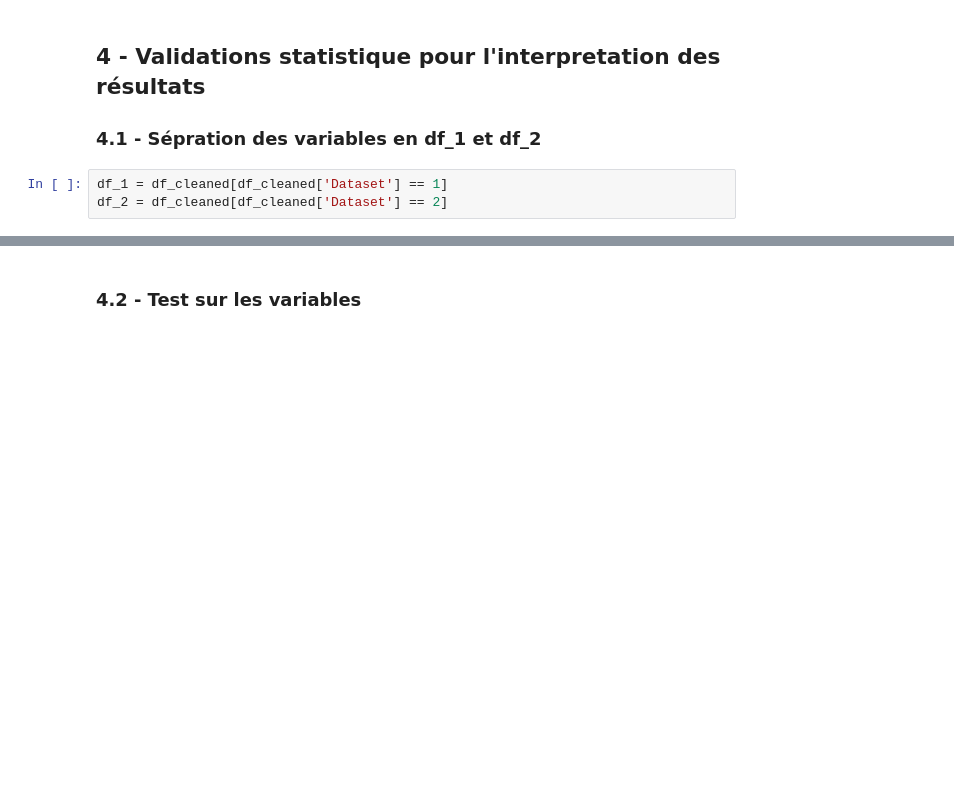
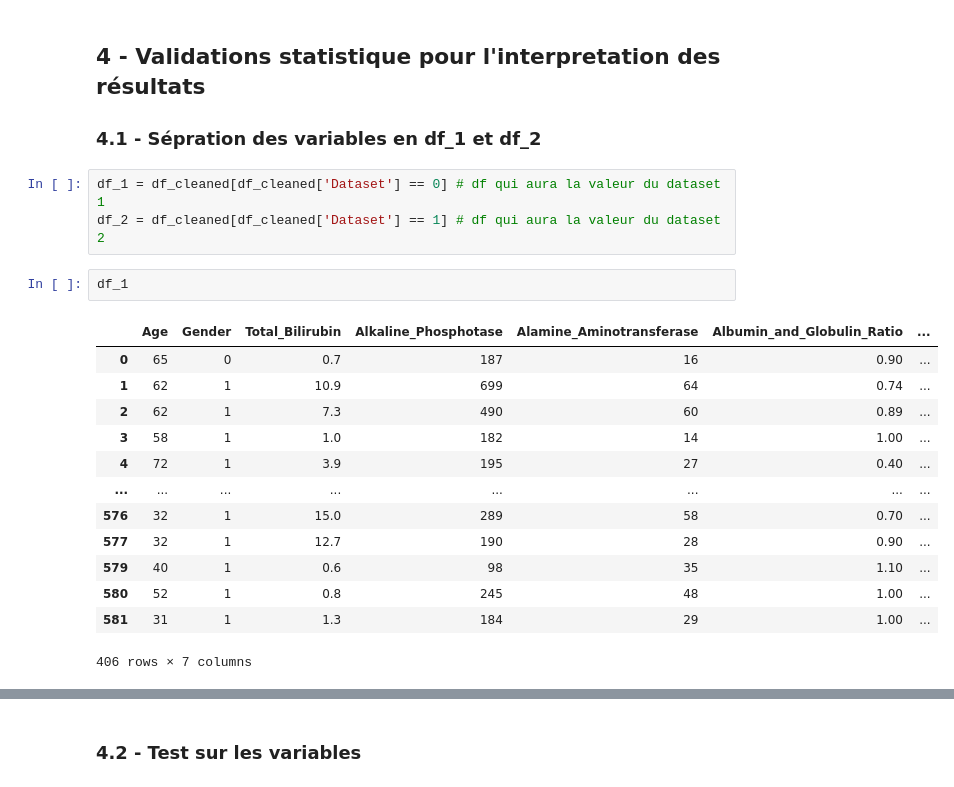
Before and after one commit to Dim2960/semiology_AI, a Jupyter notebook: foie_folder/cleaning_foie.ipynb, the cells around one changed output, grey strips where cells are left out. Drawn from its saved outputs; the diff is of its cells as text; blank space fills up the shorter version.

```diff
--- a/foie_folder/cleaning_foie.ipynb
+++ b/foie_folder/cleaning_foie.ipynb
@@ -407,5 +407,21 @@ plt.show()
 
 ### 4.1 - Sépration des variables en df_1 et df_2
 # %%
-df_1 = df_cleaned[df_cleaned['Dataset'] == 1]
-df_2 = df_cleaned[df_cleaned['Dataset'] == 2]
+df_1 = df_cleaned[df_cleaned['Dataset'] == 0] # df qui aura la valeur du dataset 1
+df_2 = df_cleaned[df_cleaned['Dataset'] == 1] # df qui aura la valeur du dataset 2
+# %%
+df_1
+# %% [output]
+|  | Age | Gender | Total_Bilirubin | Alkaline_Phosphotase | Alamine_Aminotransferase | Albumin_and_Globulin_Ratio | ... |
+| 0 | 65 | 0 | 0.7 | 187 | 16 | 0.90 | ... |
+| 1 | 62 | 1 | 10.9 | 699 | 64 | 0.74 | ... |
+| 2 | 62 | 1 | 7.3 | 490 | 60 | 0.89 | ... |
+| 3 | 58 | 1 | 1.0 | 182 | 14 | 1.00 | ... |
+| 4 | 72 | 1 | 3.9 | 195 | 27 | 0.40 | ... |
+| ... | ... | ... | ... | ... | ... | ... | ... |
+| 576 | 32 | 1 | 15.0 | 289 | 58 | 0.70 | ... |
+| 577 | 32 | 1 | 12.7 | 190 | 28 | 0.90 | ... |
+| 579 | 40 | 1 | 0.6 | 98 | 35 | 1.10 | ... |
+| 580 | 52 | 1 | 0.8 | 245 | 48 | 1.00 | ... |
+| 581 | 31 | 1 | 1.3 | 184 | 29 | 1.00 | ... |
+406 rows × 7 columns
```
Also changed, not shown: parts of 6 cells of this notebook.
